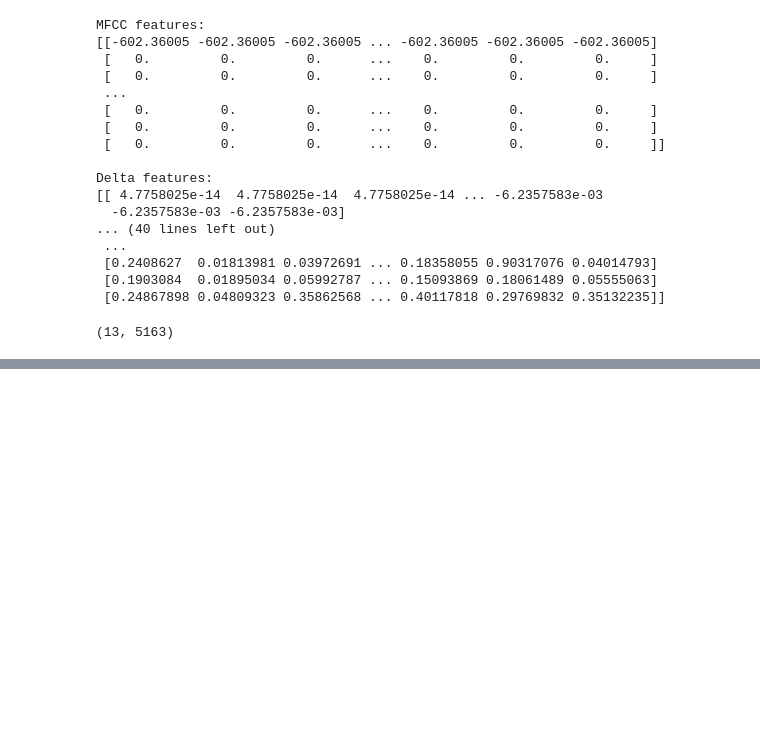
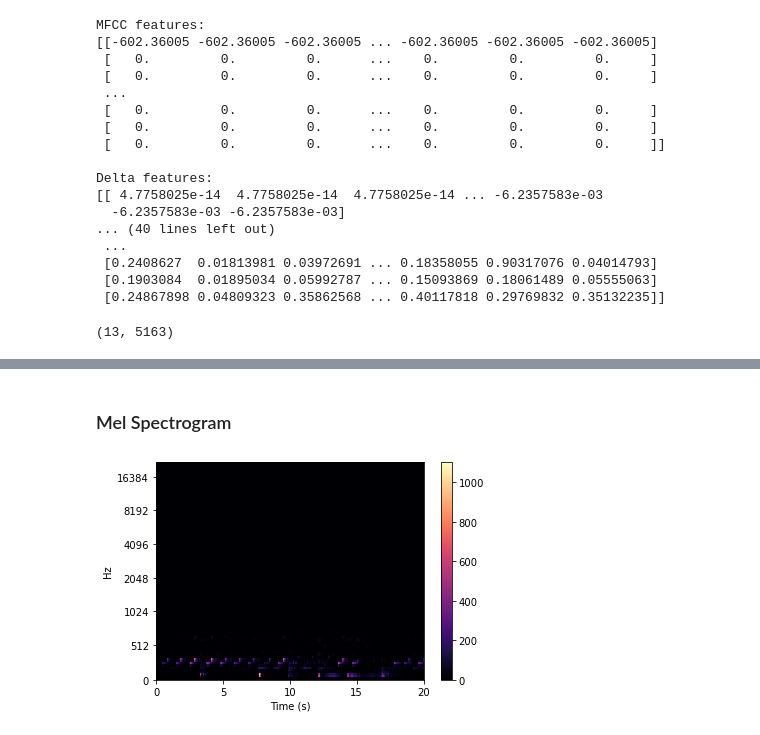
Before and after one commit to kiplimock/speech-processing, a Jupyter notebook: librosa.ipynb, the cells around one changed output, grey strips where cells are left out. Drawn from its saved outputs; the diff is of its cells as text; code cells hidden in the pictures; blank space fills up the shorter version.

Commit message:
added spectrograms and hpss

```diff
--- a/librosa.ipynb
+++ b/librosa.ipynb
@@ -94,0 +119,15 @@ np.shape(mfcc)
+# %% [markdown]
+### Mel Spectrogram
+# %%
+import librosa.display
+
+spec = librosa.feature.melspectrogram(y=data, sr=sr)
+
+# display the spectrogram in linear scale
+librosa.display.specshow(spec, y_axis='mel', x_axis='s', sr=sr)
+
+# display the color scale
+plt.colorbar()
+plt.show()
+# %% [output]
+[figure, added]
```
Also changed, not shown: parts of 18 cells of this notebook, 3 other files.
